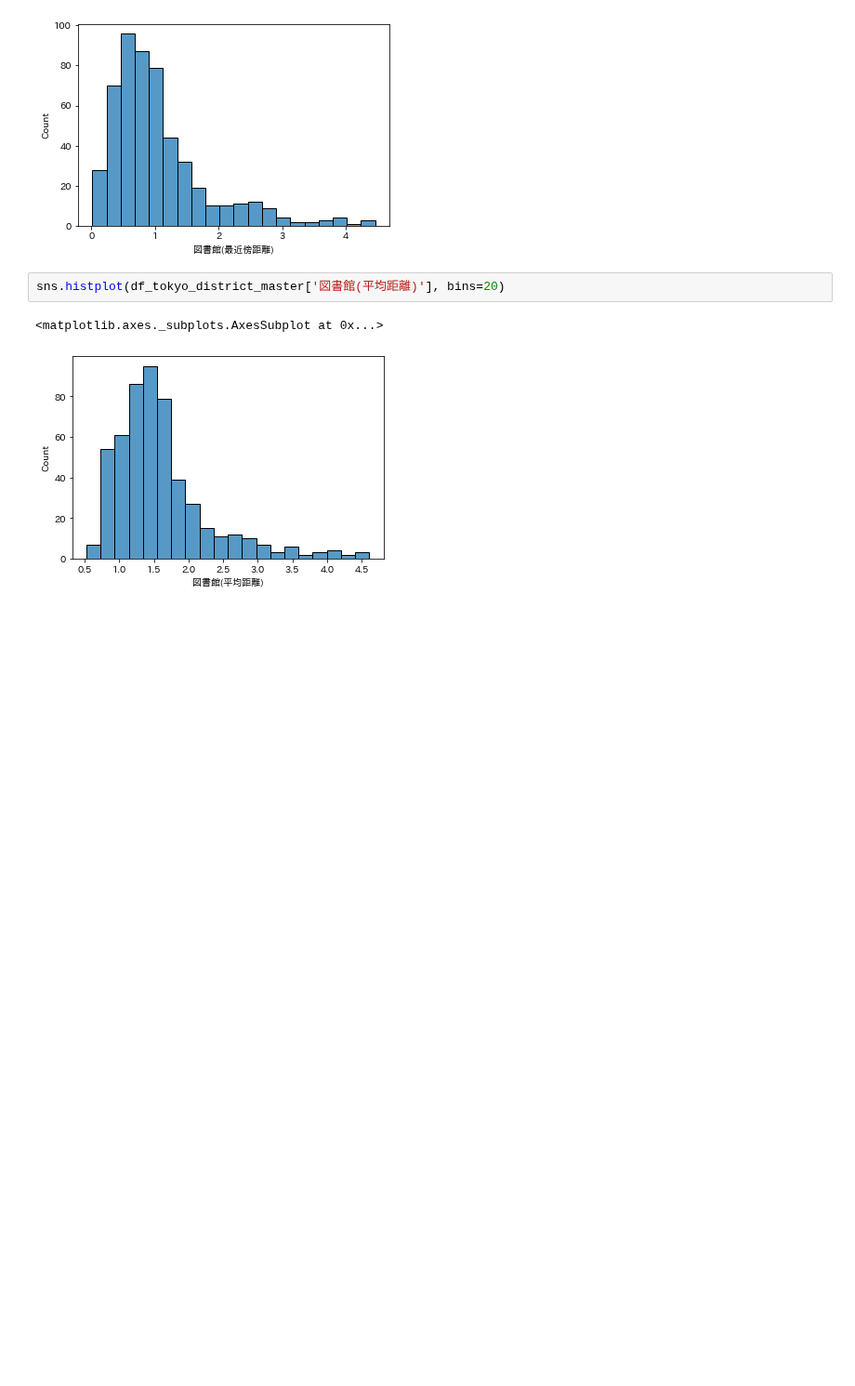
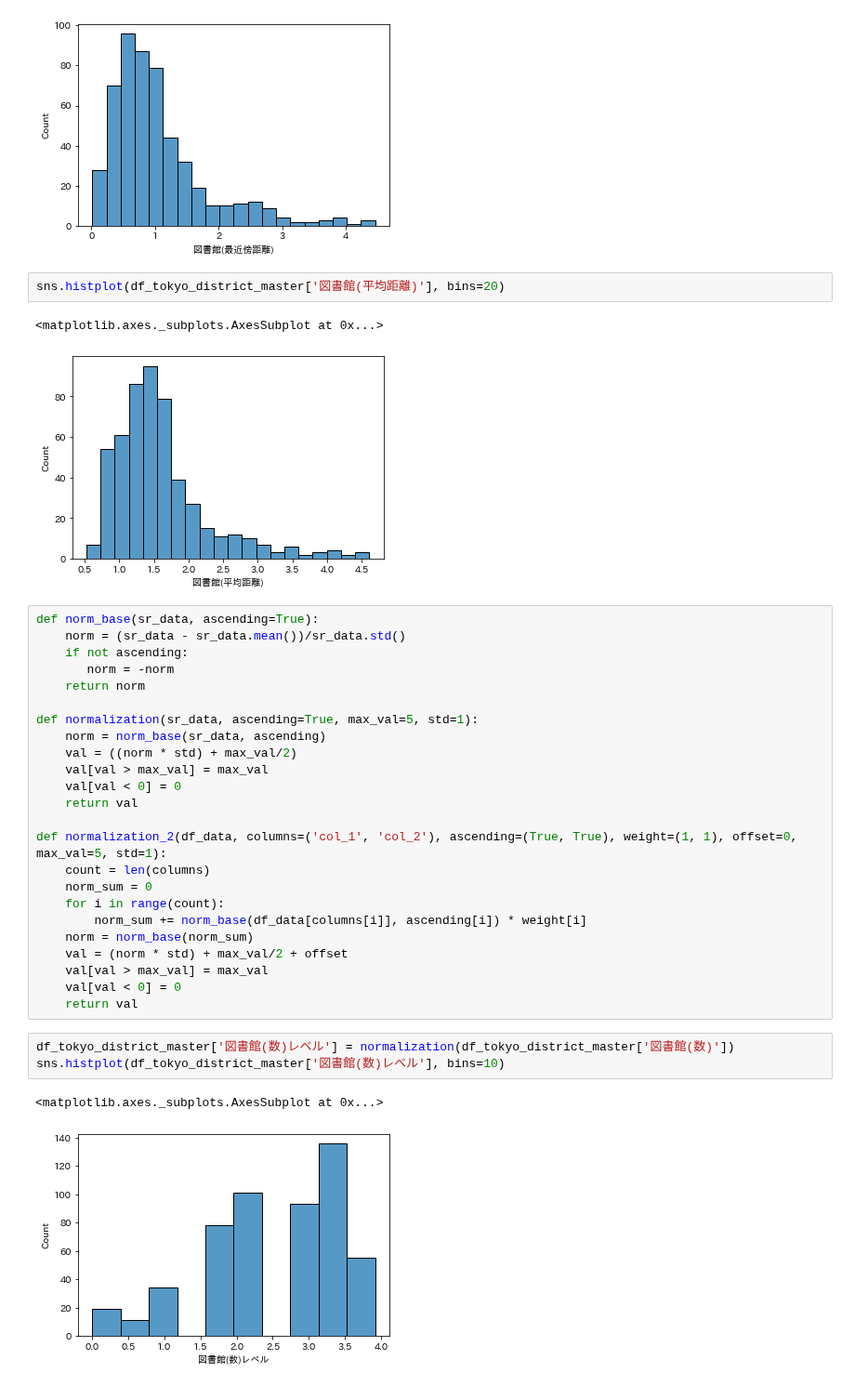
Before and after one commit to z-guard/analysis, a Jupyter notebook: notebooks/geographic_data.ipynb, the cells around one changed output. Shown at 93% size. Saved outputs shown, nothing was run; the diff lists cells and outputs as text; blank space fills up the shorter version.

```diff
--- a/notebooks/geographic_data.ipynb
+++ b/notebooks/geographic_data.ipynb
@@ -328,3 +328,33 @@ sns.histplot(df_tokyo_district_master['図書館(平均距離)'], bins=20)
 # %% [output]
 <matplotlib.axes._subplots.AxesSubplot at 0x...>
 [figure]
+# %%
+def norm_base(sr_data, ascending=True):
+    norm = (sr_data - sr_data.mean())/sr_data.std()
+    if not ascending:
+       norm = -norm
+    return norm
+
+def normalization(sr_data, ascending=True, max_val=5, std=1):
+    norm = norm_base(sr_data, ascending)
+    val = ((norm * std) + max_val/2)
+    val[val > max_val] = max_val
+    val[val < 0] = 0
+    return val
+
+def normalization_2(df_data, columns=('col_1', 'col_2'), ascending=(True, True), weight=(1, 1), offset=0, max_val=5, std=1):
+    count = len(columns)
+    norm_sum = 0
+    for i in range(count):
+        norm_sum += norm_base(df_data[columns[i]], ascending[i]) * weight[i]
+    norm = norm_base(norm_sum)
+    val = (norm * std) + max_val/2 + offset
+    val[val > max_val] = max_val
+    val[val < 0] = 0
+    return val
+# %%
+df_tokyo_district_master['図書館(数)レベル'] = normalization(df_tokyo_district_master['図書館(数)'])
+sns.histplot(df_tokyo_district_master['図書館(数)レベル'], bins=10)
+# %% [output]
+<matplotlib.axes._subplots.AxesSubplot at 0x...>
+[figure, added]
```
Also changed, not shown: parts of 4 cells of this notebook.
